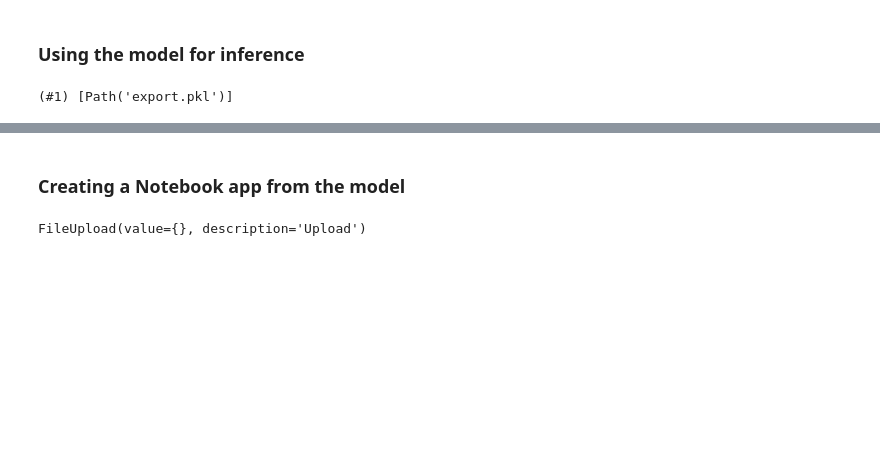
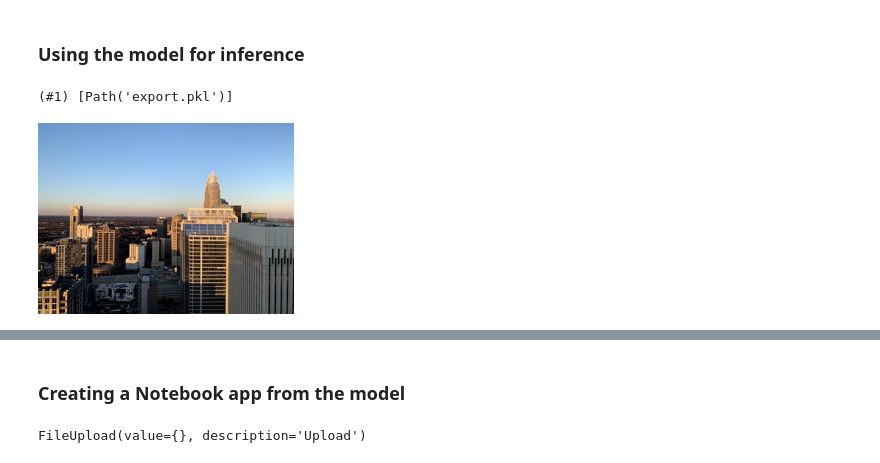
Before and after one commit to Chasesc/course-v4, a Jupyter notebook: nbs/02_production-Copy1.ipynb, the cells around one changed output, grey strips where cells are left out. Drawn from its saved outputs; the diff is of its cells as text; code cells hidden in the pictures; blank space fills up the shorter version.

```diff
--- a/nbs/02_production-Copy1.ipynb
+++ b/nbs/02_production-Copy1.ipynb
@@ -164 +167,5 @@ learn_inf = load_learner(path/'export.pkl')
+# %%
+Image.open('images/charlotte.jpg').to_thumb(256, 256)
+# %% [output]
+[figure, added]
 # %%
```
Also changed, not shown: parts of 7 cells of this notebook, 1 other file.
